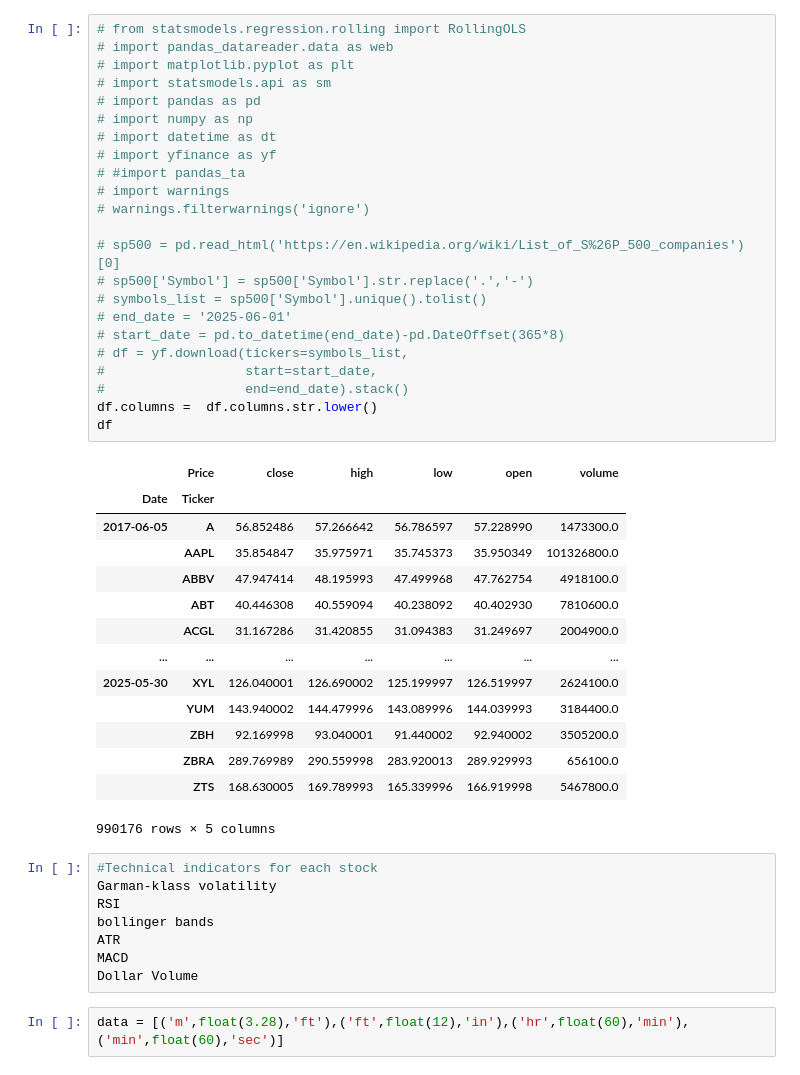
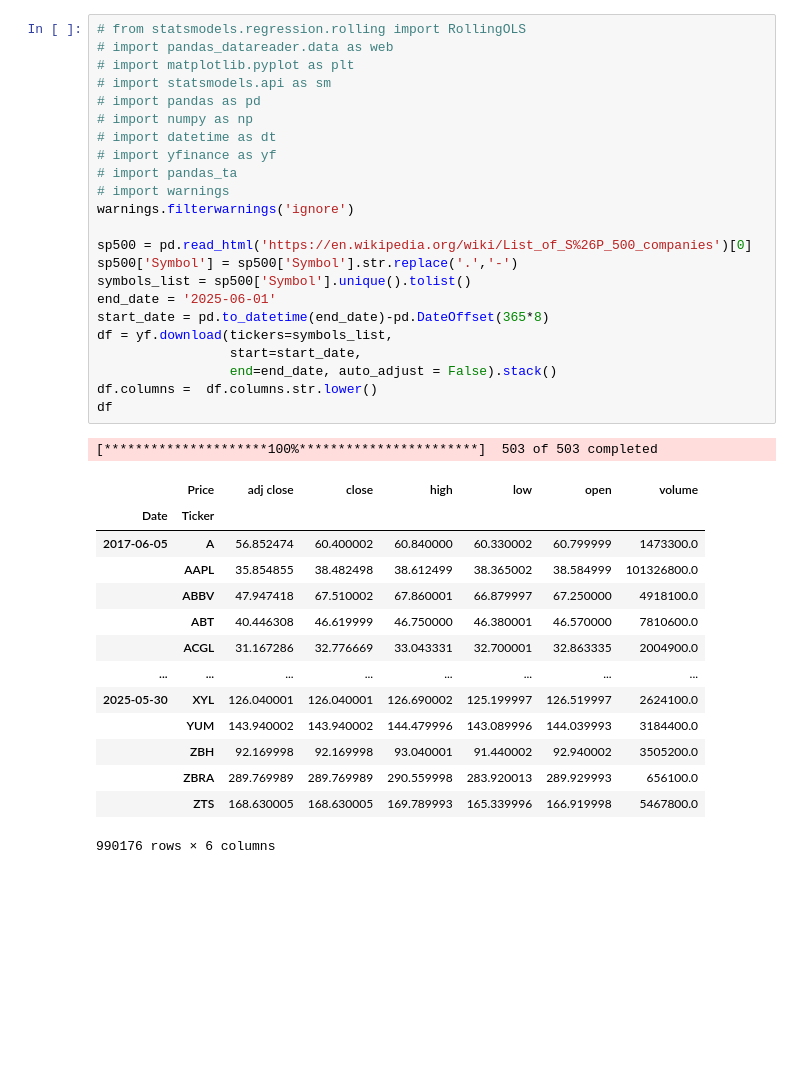
Before and after one commit to Ryan-cmd12/Algorithmic-Trading, a Jupyter notebook: mainip.ipynb, the cells around one changed output. Saved outputs shown, nothing was run; the diff lists cells and outputs as text; blank space fills up the shorter version.

Commit message:
learnt different indicators,pandas syntax, rolling beta..

```diff
--- a/mainip.ipynb
+++ b/mainip.ipynb
@@ -6,48 +1,39 @@ Note: you may need to restart the kernel to use updated packages.
 # %%
 # from statsmodels.regression.rolling import RollingOLS
 # import pandas_datareader.data as web
 # import matplotlib.pyplot as plt
 # import statsmodels.api as sm
 # import pandas as pd
 # import numpy as np
 # import datetime as dt
 # import yfinance as yf
-# #import pandas_ta
+# import pandas_ta
 # import warnings
-# warnings.filterwarnings('ignore')
+warnings.filterwarnings('ignore')
 
-# sp500 = pd.read_html('https://en.wikipedia.org/wiki/List_of_S%26P_500_companies')[0]
-# sp500['Symbol'] = sp500['Symbol'].str.replace('.','-')
-# symbols_list = sp500['Symbol'].unique().tolist()
-# end_date = '2025-06-01'
-# start_date = pd.to_datetime(end_date)-pd.DateOffset(365*8)
-# df = yf.download(tickers=symbols_list,
-#                  start=start_date,
-#                  end=end_date).stack()
+sp500 = pd.read_html('https://en.wikipedia.org/wiki/List_of_S%26P_500_companies')[0]
+sp500['Symbol'] = sp500['Symbol'].str.replace('.','-')
+symbols_list = sp500['Symbol'].unique().tolist()
+end_date = '2025-06-01'
+start_date = pd.to_datetime(end_date)-pd.DateOffset(365*8)
+df = yf.download(tickers=symbols_list,
+                 start=start_date,
+                 end=end_date, auto_adjust = False).stack()
 df.columns =  df.columns.str.lower()
 df
 # %% [output]
+[*********************100%***********************]  503 of 503 completed
-|  | Price | close | high | low | open | volume |
-| Date | Ticker |  |  |  |  |  |
-| 2017-06-05 | A | 56.852486 | 57.266642 | 56.786597 | 57.228990 | 1473300.0 |
-|  | AAPL | 35.854847 | 35.975971 | 35.745373 | 35.950349 | 101326800.0 |
-|  | ABBV | 47.947414 | 48.195993 | 47.499968 | 47.762754 | 4918100.0 |
-|  | ABT | 40.446308 | 40.559094 | 40.238092 | 40.402930 | 7810600.0 |
-|  | ACGL | 31.167286 | 31.420855 | 31.094383 | 31.249697 | 2004900.0 |
-| ... | ... | ... | ... | ... | ... | ... |
-| 2025-05-30 | XYL | 126.040001 | 126.690002 | 125.199997 | 126.519997 | 2624100.0 |
-|  | YUM | 143.940002 | 144.479996 | 143.089996 | 144.039993 | 3184400.0 |
-|  | ZBH | 92.169998 | 93.040001 | 91.440002 | 92.940002 | 3505200.0 |
-|  | ZBRA | 289.769989 | 290.559998 | 283.920013 | 289.929993 | 656100.0 |
-|  | ZTS | 168.630005 | 169.789993 | 165.339996 | 166.919998 | 5467800.0 |
+|  | Price | adj close | close | high | low | open | volume |
+| Date | Ticker |  |  |  |  |  |  |
+| 2017-06-05 | A | 56.852474 | 60.400002 | 60.840000 | 60.330002 | 60.799999 | 1473300.0 |
+|  | AAPL | 35.854855 | 38.482498 | 38.612499 | 38.365002 | 38.584999 | 101326800.0 |
+|  | ABBV | 47.947418 | 67.510002 | 67.860001 | 66.879997 | 67.250000 | 4918100.0 |
+|  | ABT | 40.446308 | 46.619999 | 46.750000 | 46.380001 | 46.570000 | 7810600.0 |
+|  | ACGL | 31.167286 | 32.776669 | 33.043331 | 32.700001 | 32.863335 | 2004900.0 |
+| ... | ... | ... | ... | ... | ... | ... | ... |
+| 2025-05-30 | XYL | 126.040001 | 126.040001 | 126.690002 | 125.199997 | 126.519997 | 2624100.0 |
+|  | YUM | 143.940002 | 143.940002 | 144.479996 | 143.089996 | 144.039993 | 3184400.0 |
+|  | ZBH | 92.169998 | 92.169998 | 93.040001 | 91.440002 | 92.940002 | 3505200.0 |
+|  | ZBRA | 289.769989 | 289.769989 | 290.559998 | 283.920013 | 289.929993 | 656100.0 |
+|  | ZTS | 168.630005 | 168.630005 | 169.789993 | 165.339996 | 166.919998 | 5467800.0 |
-990176 rows × 5 columns
+990176 rows × 6 columns
-# %%
-#Technical indicators for each stock
-Garman-klass volatility
-RSI
-bollinger bands
-ATR
-MACD
-Dollar Volume
-# %%
-data = [('m',float(3.28),'ft'),('ft',float(12),'in'),('hr',float(60),'min'),('min',float(60),'sec')]
```
Also changed, not shown: parts of 22 cells of this notebook, 1 other file.
